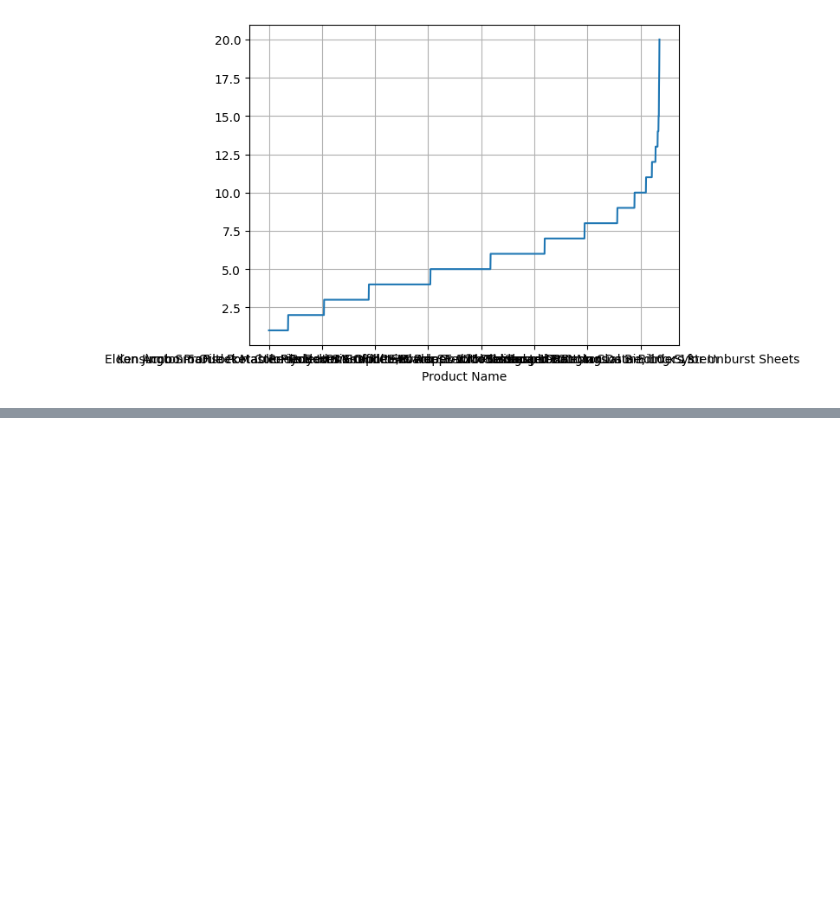
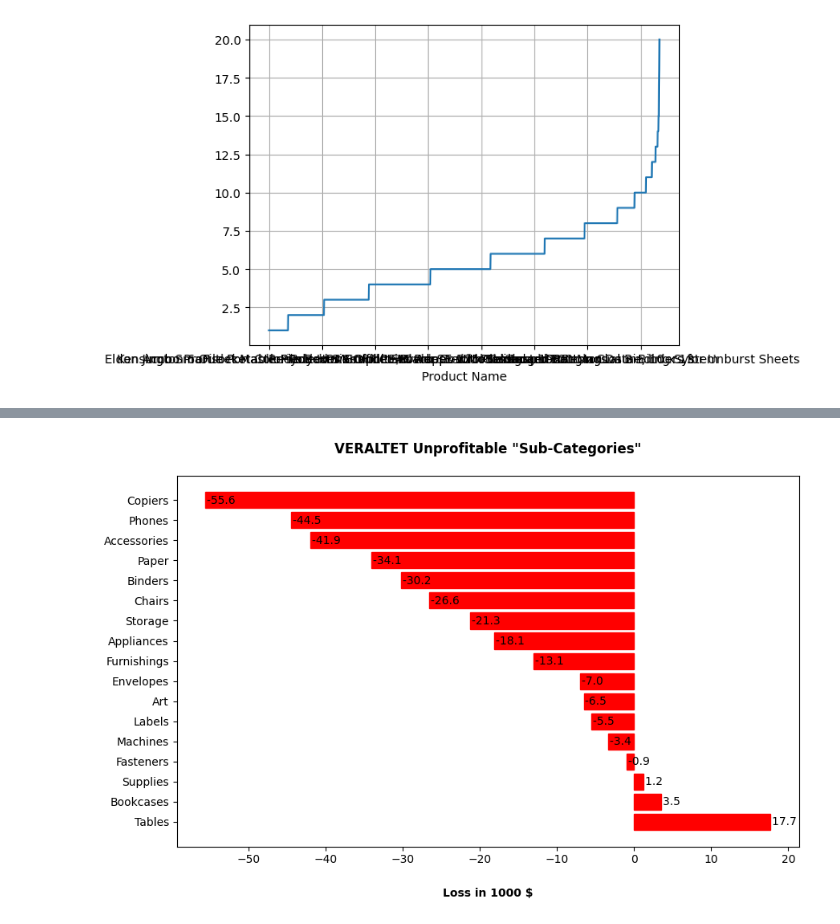
Before and after one commit to manipuppeteer/Data-Analysis-Project-DataCraft, a Jupyter notebook: JansFork.ipynb, the cells around one changed output, grey strips where cells are left out. Saved outputs shown, nothing was run; the diff lists cells and outputs as text; code cells hidden in the pictures; blank space fills up the shorter version.

```diff
--- a/JansFork.ipynb
+++ b/JansFork.ipynb
@@ -148,0 +181,23 @@ Verkauft[Verkauft<21].plot(kind="line",grid=True)
+# %%
+# Create the plot
+fig, ax = plt.subplots(figsize=(10, 6))
+bars = ax.barh(Neg_Kategorie.index,Neg_Kategorie)#width=0.6)
+
+# Set individual colors for each bar
+rot=[]
+[rot.append("red") for i in enumerate(Neg_Kategorie)]
+
+colors = rot#'#1f77b4', "#ff9900", "#068706"]  # Dark blue, Orange, Green
+for bar, color in zip(bars, colors):
+    bar.set_color(color)
+
+# Customize the plot
+ax.set_title('VERALTET Unprofitable "Sub-Categories"', pad=20,fontweight="bold")
+ax.set_xlabel('Loss in 1000 $', labelpad=20,fontweight="bold")
+ax.set_ylabel("", labelpad=20,fontweight="bold")
+
+#wert an den jeweiligen balken schreiben:
+for i, x in enumerate(Neg_Kategorie):
+    ax.text(x+0.2, i+0, f'{x:,.1f} ', va='center', fontsize=10)
+# %% [output]
+[figure, added]
```
Also changed, not shown: parts of 11 cells of this notebook.
